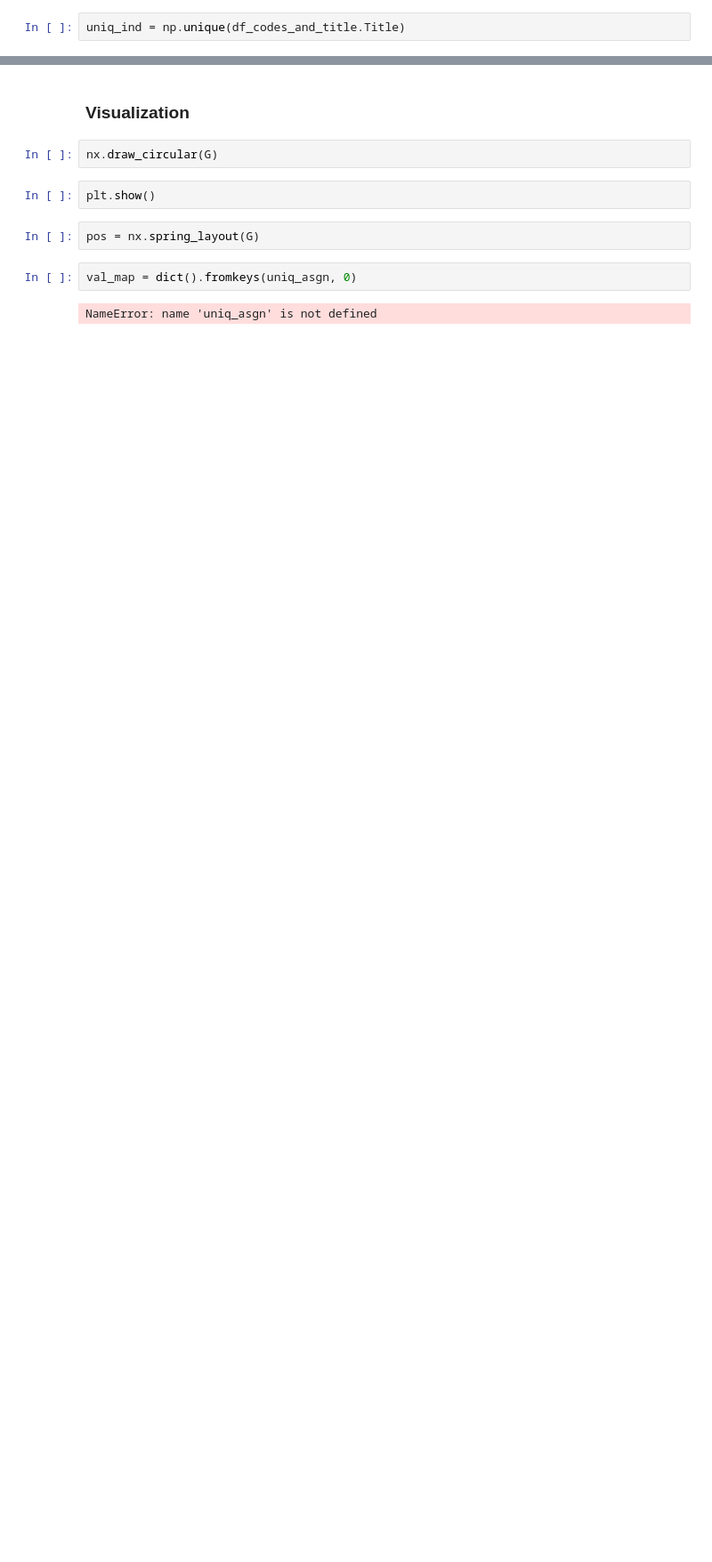
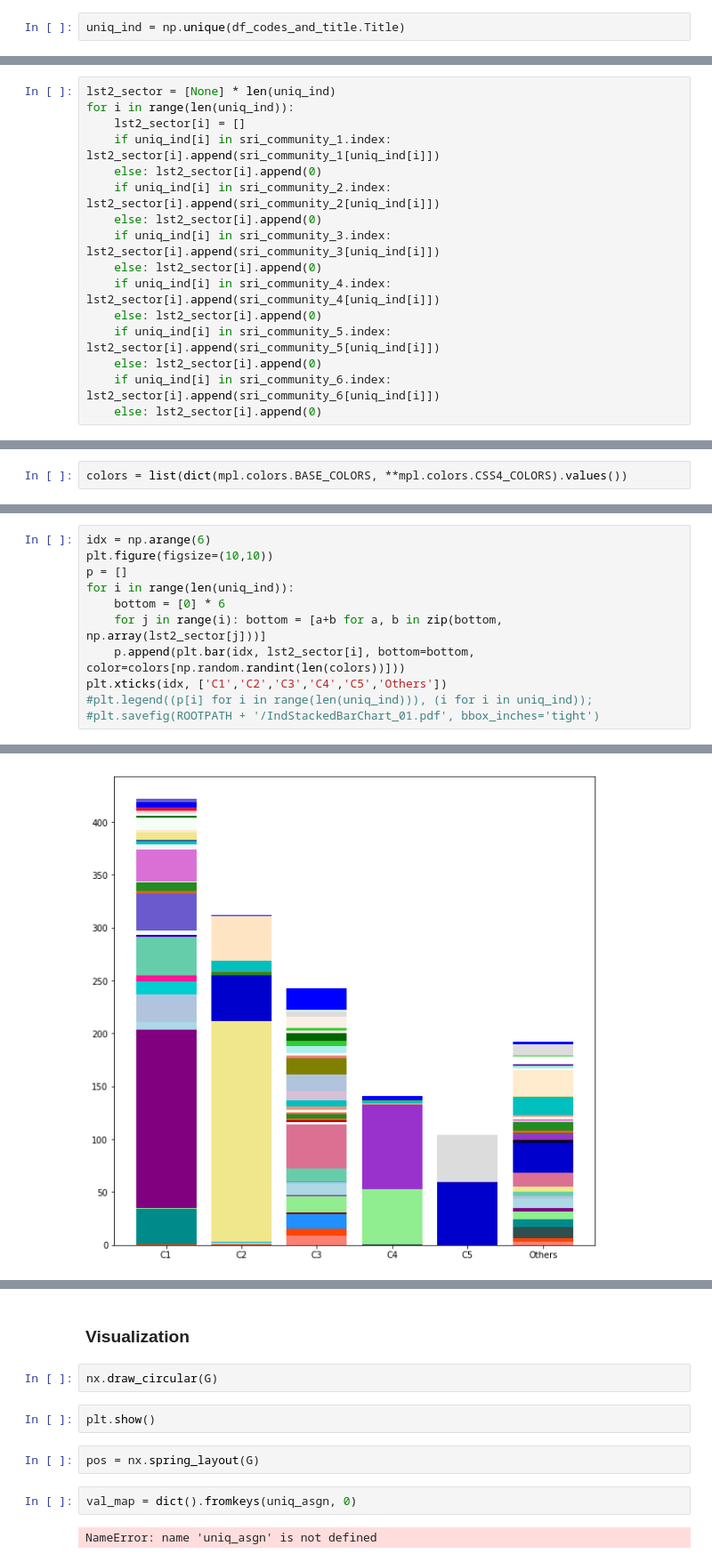
Before and after one commit to brochure/Stock-Complex-Networks, a Jupyter notebook: Codes/network_topology_analysis.ipynb, the cells around one changed output, grey strips where cells are left out. Shown at 89% size. Saved outputs shown, nothing was run; the diff lists cells and outputs as text; blank space fills up the shorter version.

```diff
--- a/Codes/network_topology_analysis.ipynb
+++ b/Codes/network_topology_analysis.ipynb
@@ -1523,0 +1536,16 @@ for ind in uniq_ind:
+# %%
+lst2_sector = [None] * len(uniq_ind)
+for i in range(len(uniq_ind)):
+    lst2_sector[i] = []
+    if uniq_ind[i] in sri_community_1.index: lst2_sector[i].append(sri_community_1[uniq_ind[i]])
+    else: lst2_sector[i].append(0)
+    if uniq_ind[i] in sri_community_2.index: lst2_sector[i].append(sri_community_2[uniq_ind[i]])
+    else: lst2_sector[i].append(0)
+    if uniq_ind[i] in sri_community_3.index: lst2_sector[i].append(sri_community_3[uniq_ind[i]])
+    else: lst2_sector[i].append(0)
+    if uniq_ind[i] in sri_community_4.index: lst2_sector[i].append(sri_community_4[uniq_ind[i]])
+    else: lst2_sector[i].append(0)
+    if uniq_ind[i] in sri_community_5.index: lst2_sector[i].append(sri_community_5[uniq_ind[i]])
+    else: lst2_sector[i].append(0)
+    if uniq_ind[i] in sri_community_6.index: lst2_sector[i].append(sri_community_6[uniq_ind[i]])
+    else: lst2_sector[i].append(0)
@@ -1523,0 +1558,2 @@ for ind in uniq_ind:
+# %%
+colors = list(dict(mpl.colors.BASE_COLORS, **mpl.colors.CSS4_COLORS).values())
@@ -1523,0 +1563,12 @@ for ind in uniq_ind:
+# %%
+idx = np.arange(6)
+plt.figure(figsize=(10,10))
+p = []
+for i in range(len(uniq_ind)):
+    bottom = [0] * 6
+    for j in range(i): bottom = [a+b for a, b in zip(bottom, np.array(lst2_sector[j]))]
+    p.append(plt.bar(idx, lst2_sector[i], bottom=bottom, color=colors[np.random.randint(len(colors))]))
+plt.xticks(idx, ['C1','C2','C3','C4','C5','Others'])
+#plt.legend((p[i] for i in range(len(uniq_ind))), (i for i in uniq_ind));
+#plt.savefig(ROOTPATH + '/IndStackedBarChart_01.pdf', bbox_inches='tight')
+# %% [output]
@@ -1524,3 +1582,4 @@ for ind in uniq_ind:
+[figure, added]
 # %%
 idx = np.arange(len(uniq_ind))
 plt.figure(figsize=(15,15))
```
Also changed, not shown: parts of 26 cells of this notebook, 2 other files.
